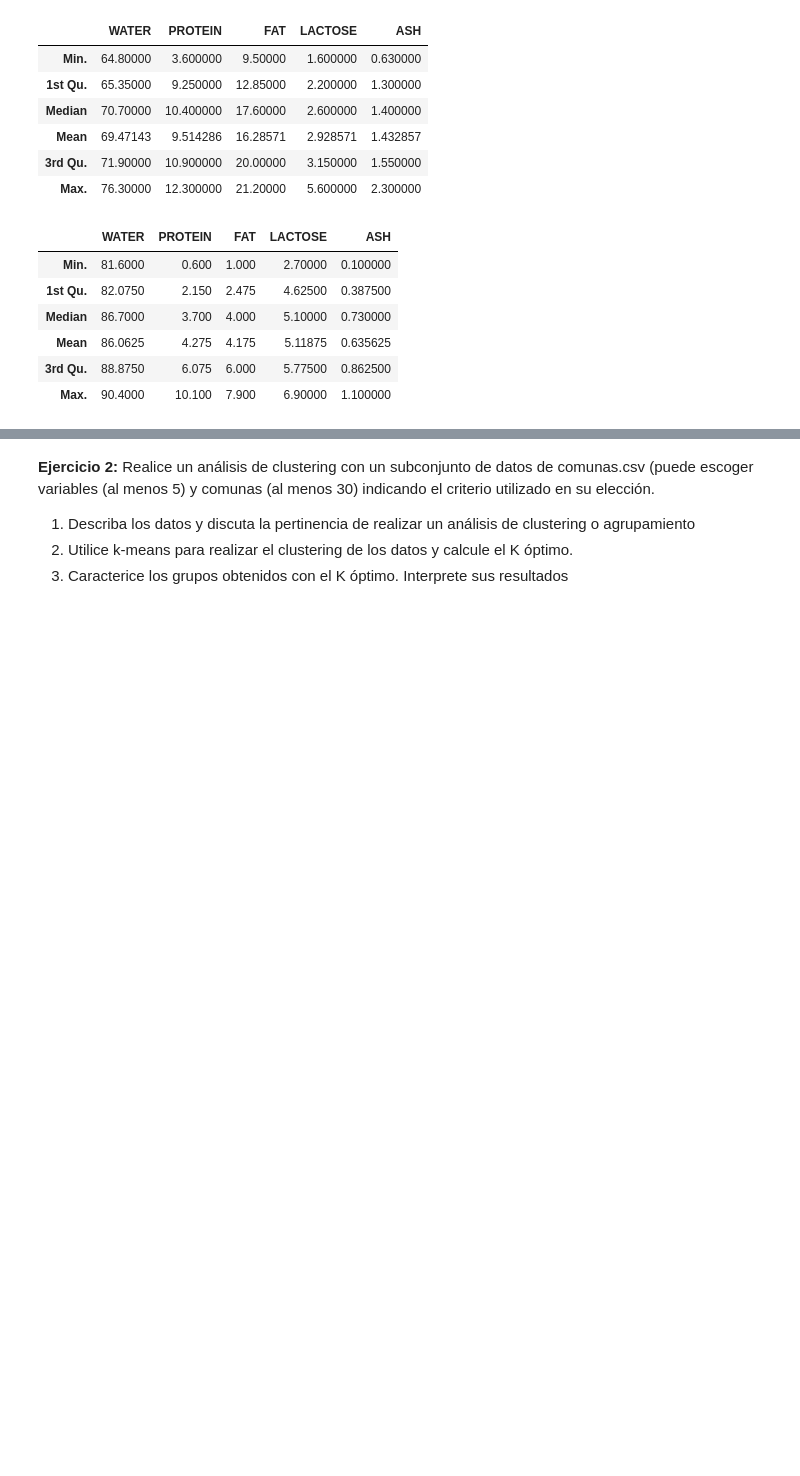
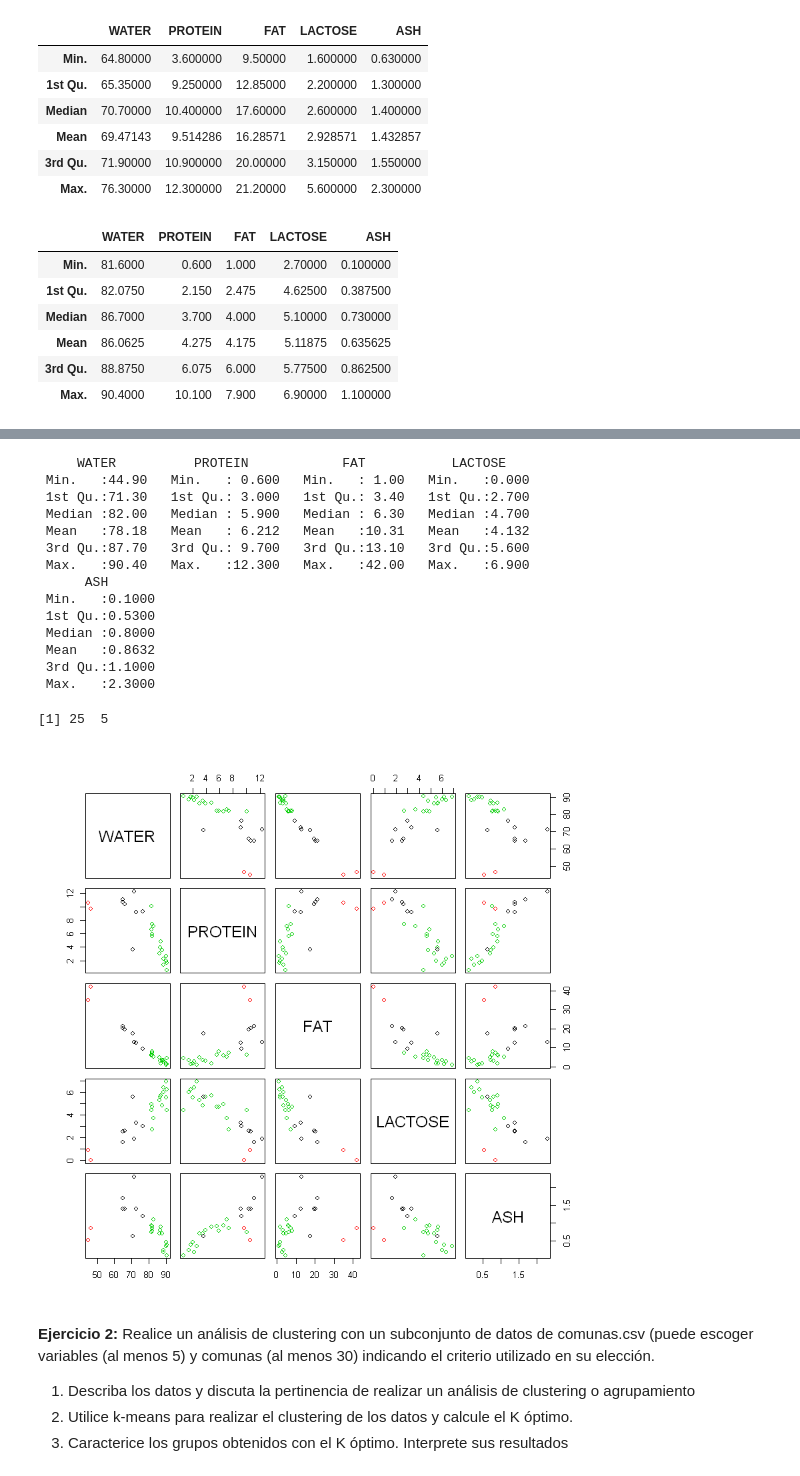
Before and after one commit to alexbgh1/INFO257_U2, a Jupyter notebook: clustering/Clustering_Notebook1.ipynb, the cells around one changed output, grey strips where cells are left out. Cells and saved outputs as stored; diff of their text form; code cells hidden in the pictures; blank space fills up the shorter version.

```diff
--- a/clustering/Clustering_Notebook1.ipynb
+++ b/clustering/Clustering_Notebook1.ipynb
@@ -258,0 +257,63 @@ apply(datos[cl$cluster==3,],2,summary)
+# %%
+#       (1.2)
+
+# Caracterizar los datos
+# cl$cluster muestra a qué grupo pertenecen los datos
+cl # muestra toda la info
+
+# NOTA: ESTA INFORMACIÓN PUEDE CAMBIAR SEGÚN LA EJECUCIÓN
+# AUNQUE LOS DATOS DEBIESEN, GENERALMENTE, MANTENERSE EN LOS MISMOS GRUPOS (puede que su número de grupo cambie)
+
+#        DOG   ELEPHANT     RABBIT        RAT       DEER    REINDEER      WHALE
+#          1          1          1          1          1           1          1
+
+
+#       SEAL    DOLPHIN
+#          2          2
+
+#      HORSE  ORANGUTAN     MONKEY     DONKEY      HIPPO      CAMEL      BISON
+#          3          3          3          3          3          3          3
+#    BUFFALO GUINEA_PIG        CAT        FOX      LLAMA       MULE        PIG
+#          3          3          3          3          3          3          3
+#      ZEBRA      SHEEP
+#          3          3
+
+#      WATER   PROTEIN      FAT  LACTOSE      ASH
+# 1 69.47143  9.514286 16.28571 2.928571 1.432857
+# 2 45.65000 10.150000 38.45000 0.450000 0.690000
+# 3 86.06250  4.275000  4.17500 5.118750 0.635625
+
+# Los valores más cambiantes (en base al boxplot) son Agua, Grasa y Proteina
+
+# 2 animales
+# Considerando el grupo más pequeño son Seal y Dolphin, podemos observar que en todos los datos se encuentran más alejados del resto de animales
+# Siendo el grupo con menor porcentaje de Agua con 45.65% y mayor Grasa con 38.45%
+# También corresponden al grupo con mayor % de Proteina, siendo levemente superior al 2do puesto, con un 10.15%
+
+# En el segundo grupo por tamaño, (Dog, Elephant, rabbit, rat, deer, reindeer, whale) - 7 animales
+# Tenemos que están en 2do lugar en % de Agua (69.47%), Proteina (9.5%) y Grasa (16.28%)
+# Esta información acompañada del gráfico pairs podemos ver que este grupo
+# Aproximadamente tiene los siguientes porcentajes:
+# Los porcentajes de Agua fluctúan por un 60 y 78 porciento
+# Los porcentajes de Proteina fluctúan por un 8 a 12 porciento
+# Los porcentajes de Grasa entre un 10 y 23 porciento
+
+# En el tercer grupo por tamaño tenemos cerca de 16 aniamles
+# Los cuales muestran una clara tendencia en % de Agua, siendo el mayor grupo con valores que fluctúan entre el 80 y 95 porciento, bastante superior a los anteriores
+# Los valores de Porteina son bastante más bajo, siendo el peor entre los 3 grupos, con valores entre 1 y 10 porciento, con mayor concentración de valores cercano al 3 y 4%
+# En cuanto a la Grasa es el grupo con menor % de grasa, en promedio con 4.17%, 12 % menos que el grupo con mayor % de grasa. Y los porcentajes de grasa varian entre 1 y 10 porciento
+
+# De toda esta información se puede asegurar que hay distinciones claras entre los grupos
+# Como datos los más significativos son % de Agua y % de Grasa, la Proteina no permite diferenciar del todo al grupo más pequeño y mediano
+# Y aunque no se consideró, la Lactosa puede ser una variable a evaluar dado que en el gráfico si se puede ver una distinción entre estos grupos
+
+#Reutilizando el código dado,
+datos <-read.table("milk1.dat",row.names=1,dec=".",header=TRUE)
+summary(datos)
+dim(datos)
+#ingresar valor de k0
+k0=3
+cl<-kmeans(datos,k0,iter.max=1000,nstart=10)
+#grafica los datos coloreados con el grupo asignado en planos de pares de variables
+pairs(datos,col=cl$cluster)
+# %% [output]
@@ -259,3 +337,19 @@ apply(datos[cl$cluster==3,],2,summary)
+     WATER          PROTEIN            FAT           LACTOSE
+ Min.   :44.90   Min.   : 0.600   Min.   : 1.00   Min.   :0.000
+ 1st Qu.:71.30   1st Qu.: 3.000   1st Qu.: 3.40   1st Qu.:2.700
+ Median :82.00   Median : 5.900   Median : 6.30   Median :4.700
+ Mean   :78.18   Mean   : 6.212   Mean   :10.31   Mean   :4.132
+ 3rd Qu.:87.70   3rd Qu.: 9.700   3rd Qu.:13.10   3rd Qu.:5.600
+ Max.   :90.40   Max.   :12.300   Max.   :42.00   Max.   :6.900
+      ASH
+ Min.   :0.1000
+ 1st Qu.:0.5300
+ Median :0.8000
+ Mean   :0.8632
+ 3rd Qu.:1.1000
+ Max.   :2.3000
+[1] 25  5
+[figure, added]
 # %% [markdown]
 **Ejercicio 2:** Realice un análisis de clustering con un subconjunto de datos de comunas.csv (puede escoger variables (al menos 5) y comunas (al menos 30) indicando el criterio utilizado en su elección.
 
```
Also changed, not shown: parts of 9 cells of this notebook.
